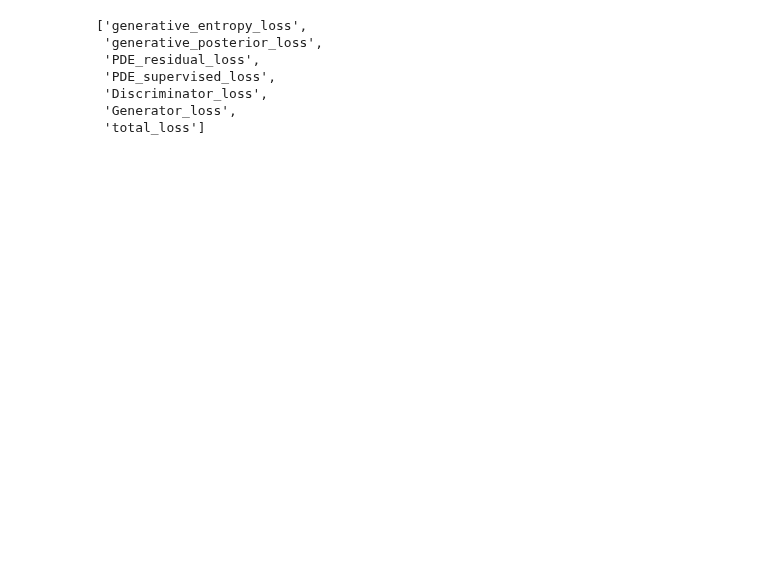
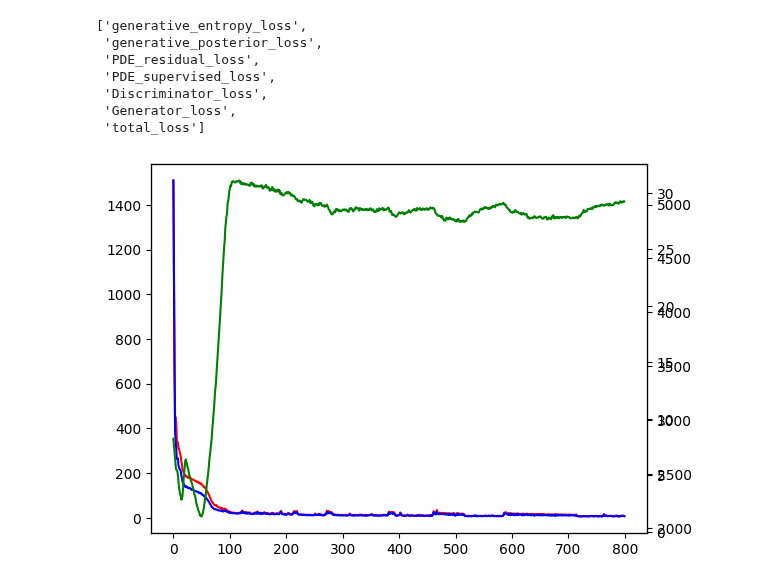
Before and after one commit to grmc1999/PhysicsSimulationDeepLearning, a Jupyter notebook: Notebooks/Untitled1.ipynb, the cells around one changed output. Saved outputs shown, nothing was run; the diff lists cells and outputs as text; code cells hidden in the pictures; blank space fills up the shorter version.

```diff
--- a/Notebooks/Untitled1.ipynb
+++ b/Notebooks/Untitled1.ipynb
@@ -78,15 +69,17 @@ for k in hist[1]["train"]["generative_losses"][0].keys():
 #    reduce(lambda x,y:x+y,list(b["Generator_loss"] for b in hist[ep]["train"]["generative_losses"])) for ep in hist.keys()
 #)
 # %%
-inidx=-500
+inidx=0
 fig,axs=plt.subplots()
 axs.plot(np.arange(len(step_loss["PDE_supervised_loss"][inidx:])),step_loss["PDE_supervised_loss"][inidx:],color='r')
 axs_=axs.twinx()
 axs_.plot(np.arange(len(step_loss["PDE_residual_loss"][inidx:])),step_loss["total_loss"][inidx:],color='b')
 axs_=axs.twinx()
 axs_.plot(np.arange(len(step_loss["Generator_loss"][inidx:])),step_loss["PDE_residual_loss"][inidx:],color='g')
 #fig.tight_layout()
 plt.show()
+# %% [output]
+[figure, added]
 # %%
 
 plt.plot(step_loss["PDE_supervised_loss"][-100:])
```
Also changed, not shown: parts of 5 cells of this notebook, 4 other files.
